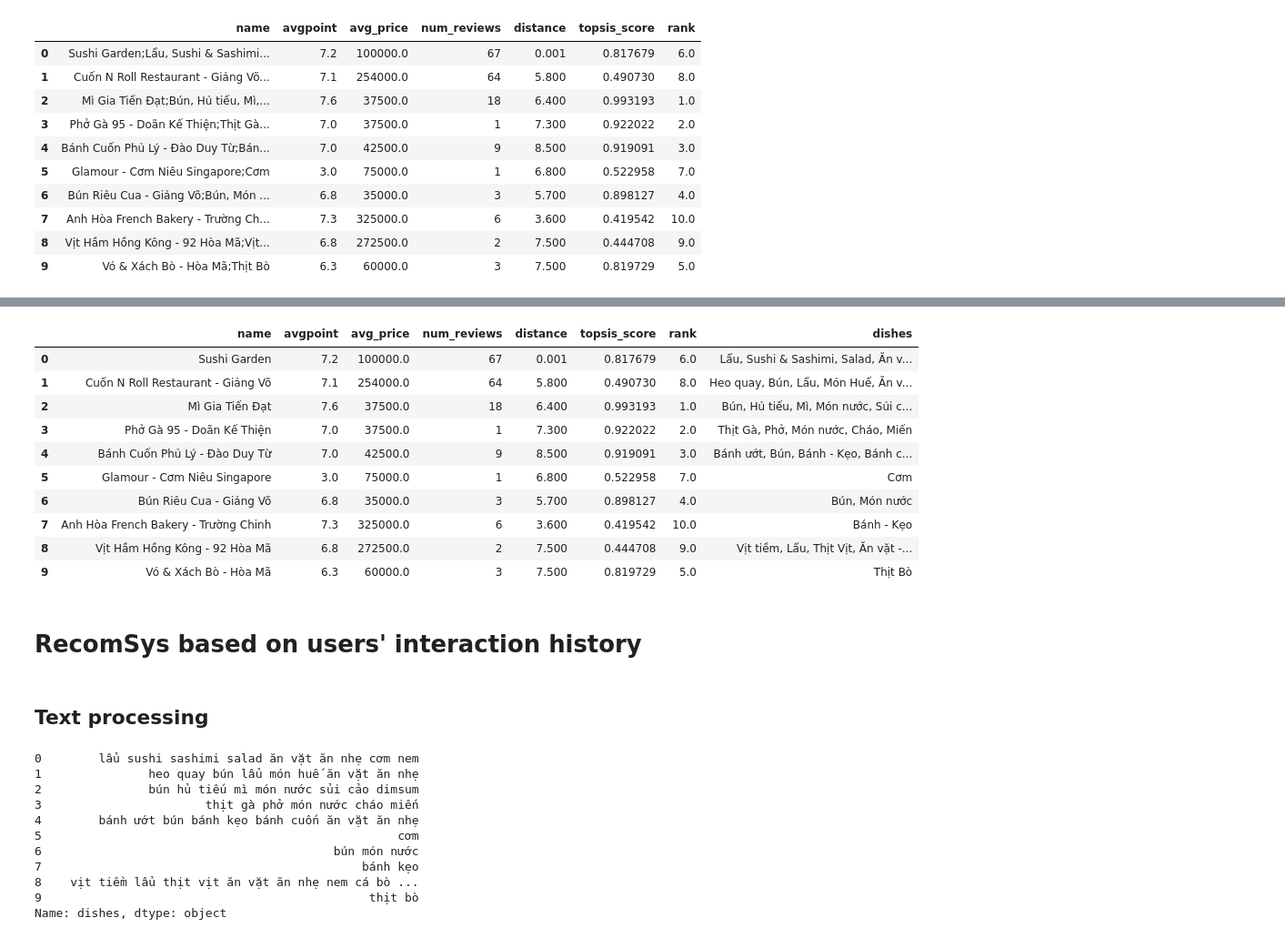
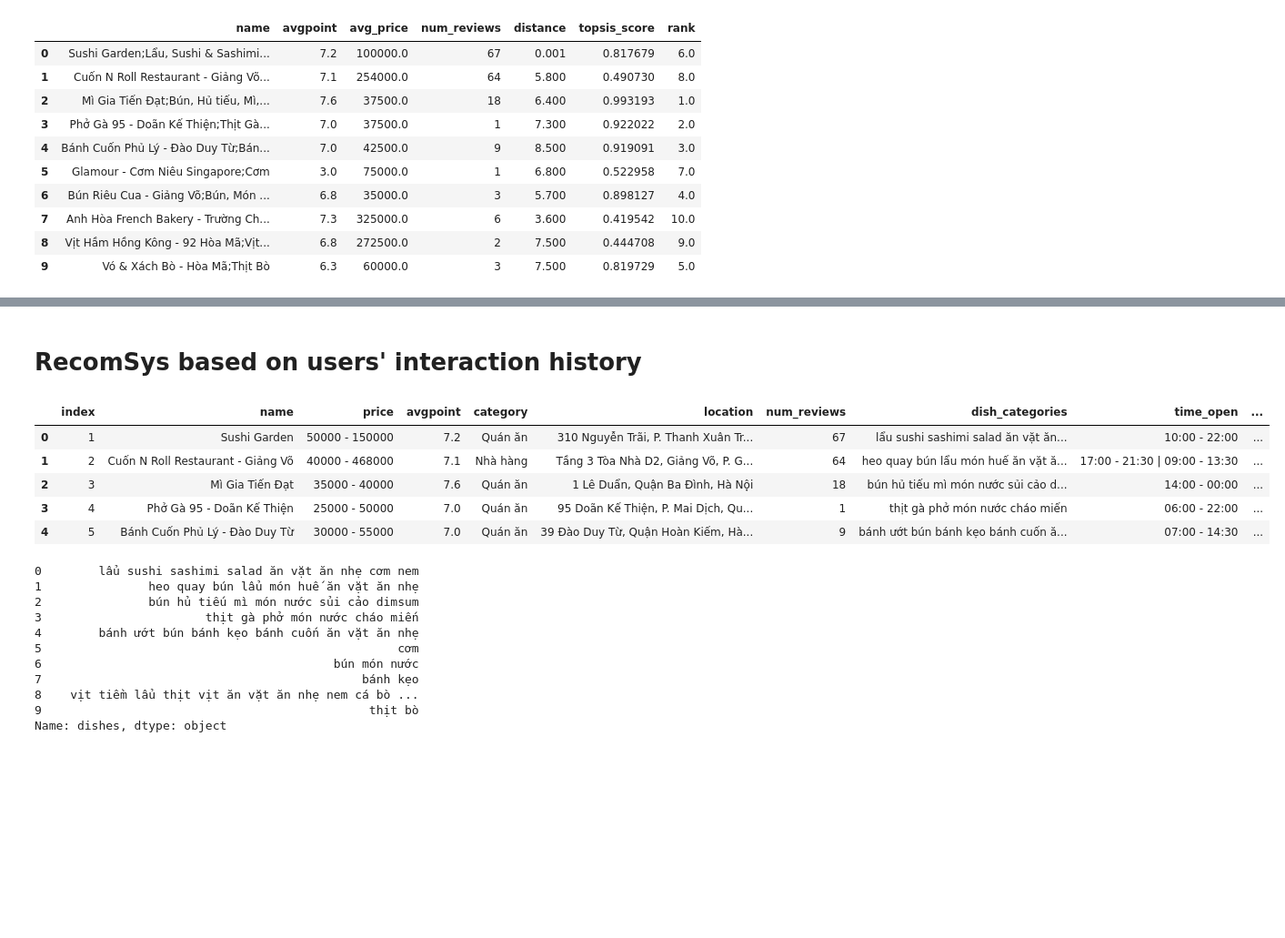
Before and after one commit to longddaays/DSS-Project-20221, a Jupyter notebook: model.ipynb, the cells around one changed output, grey strips where cells are left out. Shown at 91% size. Drawn from its saved outputs; the diff is of its cells as text; code cells hidden in the pictures; blank space fills up the shorter version.

```diff
--- a/model.ipynb
+++ b/model.ipynb
@@ -186,0 +271,2 @@ temp[["name","dishes"]] = temp["name"].str.split(';', 1, expand=True)
+# %% [markdown]
+# RecomSys based on users' interaction history
@@ -187,18 +275,12 @@ temp[["name","dishes"]] = temp["name"].str.split(';', 1, expand=True)
+# %%
+# data_prep = pd.read_csv('data/dss_data.csv')
+data_prep.head()
+# %% [output]
+|  | index | name | price | avgpoint | category | location | num_reviews | dish_categories | time_open | ... |
+| 0 | 1 | Sushi Garden | 50000 - 150000 | 7.2 | Quán ăn | 310 Nguyễn Trãi, P. Thanh Xuân Tr... | 67 | lẩu sushi sashimi salad ăn vặt ăn... | 10:00 - 22:00 | ... |
+| 1 | 2 | Cuốn N Roll Restaurant - Giảng Võ | 40000 - 468000 | 7.1 | Nhà hàng | Tầng 3 Tòa Nhà D2, Giảng Võ, P. G... | 64 | heo quay bún lẩu món huế ăn vặt ă... | 17:00 - 21:30 | 09:00 - 13:30 | ... |
+| 2 | 3 | Mì Gia Tiến Đạt | 35000 - 40000 | 7.6 | Quán ăn | 1 Lê Duẩn, Quận Ba Đình, Hà Nội | 18 | bún hủ tiếu mì món nước sủi cảo d... | 14:00 - 00:00 | ... |
+| 3 | 4 | Phở Gà 95 - Doãn Kế Thiện | 25000 - 50000 | 7.0 | Quán ăn | 95 Doãn Kế Thiện, P. Mai Dịch, Qu... | 1 | thịt gà phở món nước cháo miến | 06:00 - 22:00 | ... |
+| 4 | 5 | Bánh Cuốn Phủ Lý - Đào Duy Từ | 30000 - 55000 | 7.0 | Quán ăn | 39 Đào Duy Từ, Quận Hoàn Kiếm, Hà... | 9 | bánh ướt bún bánh kẹo bánh cuốn ă... | 07:00 - 14:30 | ... |
 # %%
-temp
+temp = topsis_ranking()
-# %% [output]
-|  | name | avgpoint | avg_price | num_reviews | distance | topsis_score | rank | dishes |
-| 0 | Sushi Garden | 7.2 | 100000.0 | 67 | 0.001 | 0.817679 | 6.0 | Lẩu, Sushi & Sashimi, Salad, Ăn v... |
-| 1 | Cuốn N Roll Restaurant - Giảng Võ | 7.1 | 254000.0 | 64 | 5.800 | 0.490730 | 8.0 | Heo quay, Bún, Lẩu, Món Huế, Ăn v... |
-| 2 | Mì Gia Tiến Đạt | 7.6 | 37500.0 | 18 | 6.400 | 0.993193 | 1.0 | Bún, Hủ tiếu, Mì, Món nước, Sủi c... |
-| 3 | Phở Gà 95 - Doãn Kế Thiện | 7.0 | 37500.0 | 1 | 7.300 | 0.922022 | 2.0 | Thịt Gà, Phở, Món nước, Cháo, Miến |
-| 4 | Bánh Cuốn Phủ Lý - Đào Duy Từ | 7.0 | 42500.0 | 9 | 8.500 | 0.919091 | 3.0 | Bánh ướt, Bún, Bánh - Kẹo, Bánh c... |
-| 5 | Glamour - Cơm Niêu Singapore | 3.0 | 75000.0 | 1 | 6.800 | 0.522958 | 7.0 | Cơm |
-| 6 | Bún Riêu Cua - Giảng Võ | 6.8 | 35000.0 | 3 | 5.700 | 0.898127 | 4.0 | Bún, Món nước |
-| 7 | Anh Hòa French Bakery - Trường Chinh | 7.3 | 325000.0 | 6 | 3.600 | 0.419542 | 10.0 | Bánh - Kẹo |
-| 8 | Vịt Hầm Hồng Kông - 92 Hòa Mã | 6.8 | 272500.0 | 2 | 7.500 | 0.444708 | 9.0 | Vịt tiềm, Lẩu, Thịt Vịt, Ăn vặt -... |
-| 9 | Vó & Xách Bò - Hòa Mã | 6.3 | 60000.0 | 3 | 7.500 | 0.819729 | 5.0 | Thịt Bò |
-# %% [markdown]
-<h1> RecomSys based on users' interaction history </h1>
-# %% [markdown]
-## Text processing
```
Also changed, not shown: parts of 31 cells of this notebook, 9 other files.
